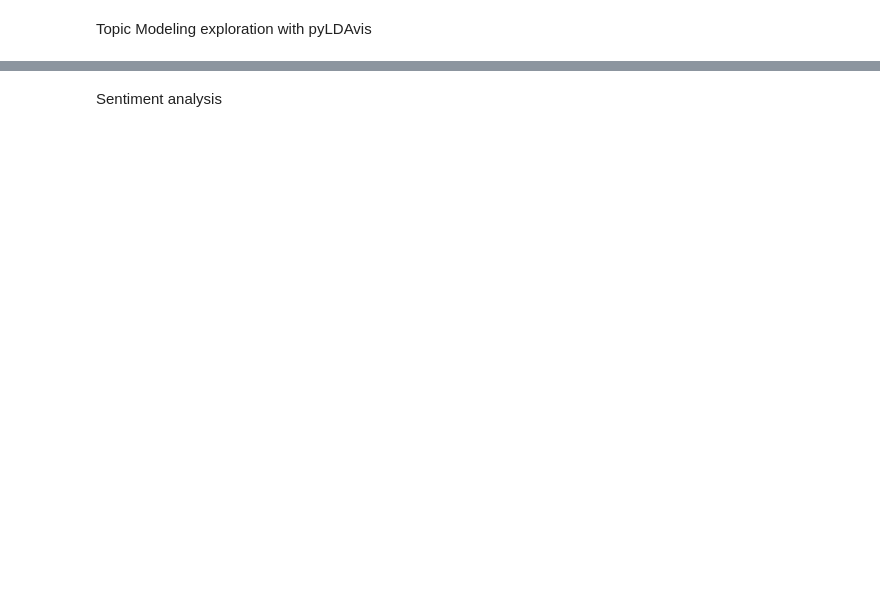
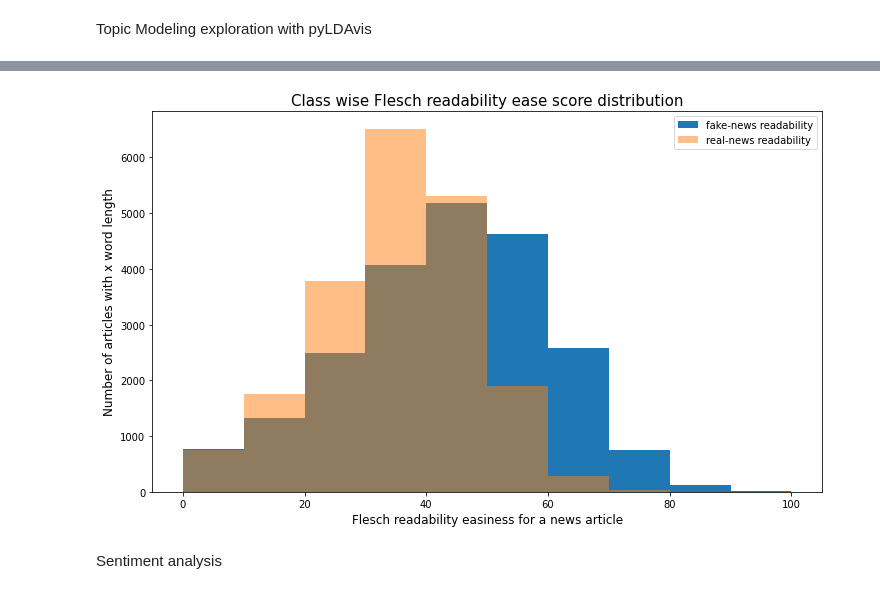
Before and after one commit to d-roland/Fake-news-detection, a Jupyter notebook: CS221_Fake_news_detection.ipynb, the cells around one changed output, grey strips where cells are left out. Saved outputs shown, nothing was run; the diff lists cells and outputs as text; code cells hidden in the pictures; blank space fills up the shorter version.

```diff
--- a/CS221_Fake_news_detection.ipynb
+++ b/CS221_Fake_news_detection.ipynb
@@ -1045,3 +1181,31 @@ vis_fake
+# %%
+#The analysis must be performed on the original dataset, before data preprocessing
+import textstat as ts
+
+real_news_readability = []
+fake_news_readability = []
+
+for sentence in dataset.loc[dataset['class'] == 1]["text"].tolist():
+    temp = ts.flesch_reading_ease(sentence)
+    real_news_readability.append(temp)
+
+for sentence in dataset.loc[dataset['class'] == 0]["text"].tolist():
+    temp = ts.flesch_reading_ease(sentence)
+    fake_news_readability.append(temp)
+# %%
+real_readability_df = pd.Series(real_news_readability)
+fake_readability_df = pd.Series(fake_news_readability)
+
+plt.figure(figsize = (12,7))
+plt.hist(fake_readability_df, bins = 10, range = [0, 100], label = "fake-news readability")
+plt.hist(real_readability_df, bins = 10, range = [0, 100], alpha = 0.5, label = "real-news readability")
+plt.xlabel("Flesch readability easiness for a news article", fontsize = 12)
+plt.ylabel("Number of articles with x word length", fontsize = 12)
+plt.title("Class wise Flesch readability ease score distribution", fontsize = 15)
+plt.legend()
+plt.show()
+# %% [output]
+[figure, added]
 # %% [markdown]
 Sentiment analysis
 # %%
```
Also changed, not shown: parts of 63 cells of this notebook.
